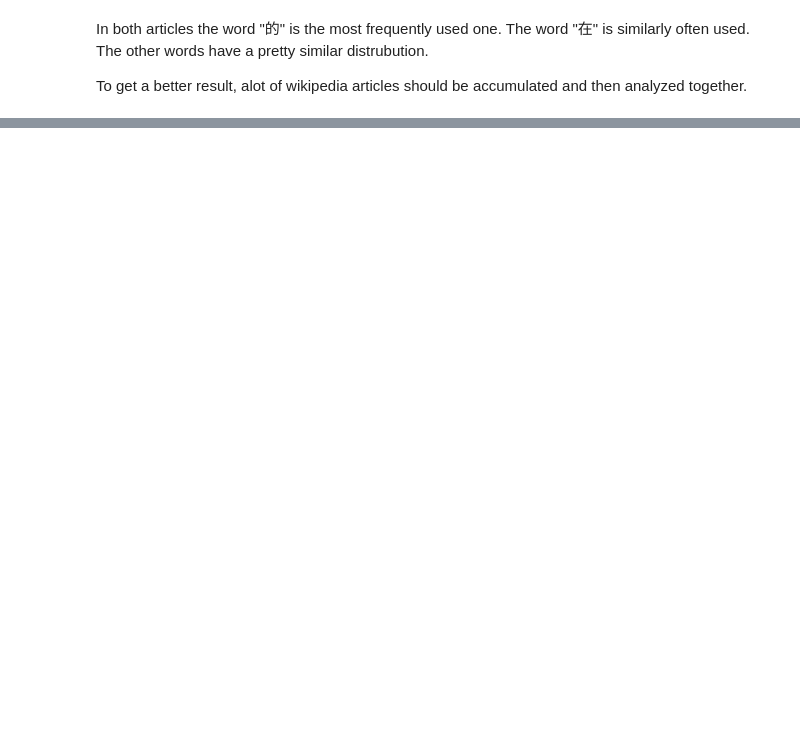
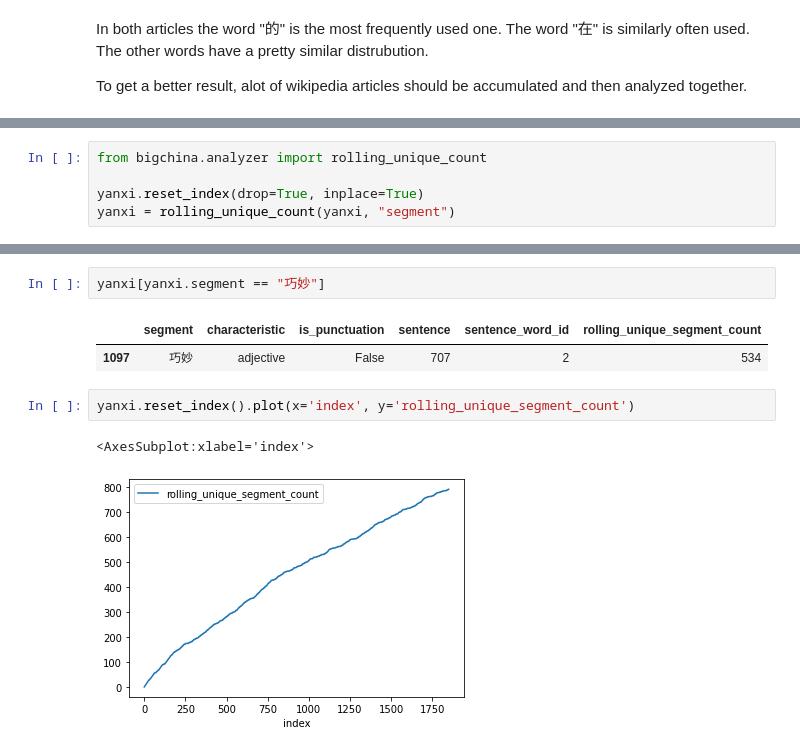
Before and after one commit to ptrstn/technikum-big-data, a Jupyter notebook: notebooks/wikipedia_segmentation.ipynb, the cells around one changed output, grey strips where cells are left out. Cells and saved outputs as stored; diff of their text form; blank space fills up the shorter version.

Commit message:
Implement rolling unique value count function

```diff
--- a/notebooks/wikipedia_segmentation.ipynb
+++ b/notebooks/wikipedia_segmentation.ipynb
@@ -148,0 +212,5 @@ To get a better result, alot of wikipedia articles should be accumulated and the
+# %%
+from bigchina.analyzer import rolling_unique_count
+
+yanxi.reset_index(drop=True, inplace=True)
+yanxi = rolling_unique_count(yanxi, "segment")
@@ -148,0 +233,10 @@ To get a better result, alot of wikipedia articles should be accumulated and the
+# %%
+yanxi[yanxi.segment == "巧妙"]
+# %% [output]
+|  | segment | characteristic | is_punctuation | sentence | sentence_word_id | rolling_unique_segment_count |
+| 1097 | 巧妙 | adjective | False | 707 | 2 | 534 |
+# %%
+yanxi.reset_index().plot(x='index', y='rolling_unique_segment_count')
+# %% [output]
+<AxesSubplot:xlabel='index'>
+[figure, added]
```
Also changed, not shown: parts of 20 cells of this notebook, 2 other files.
